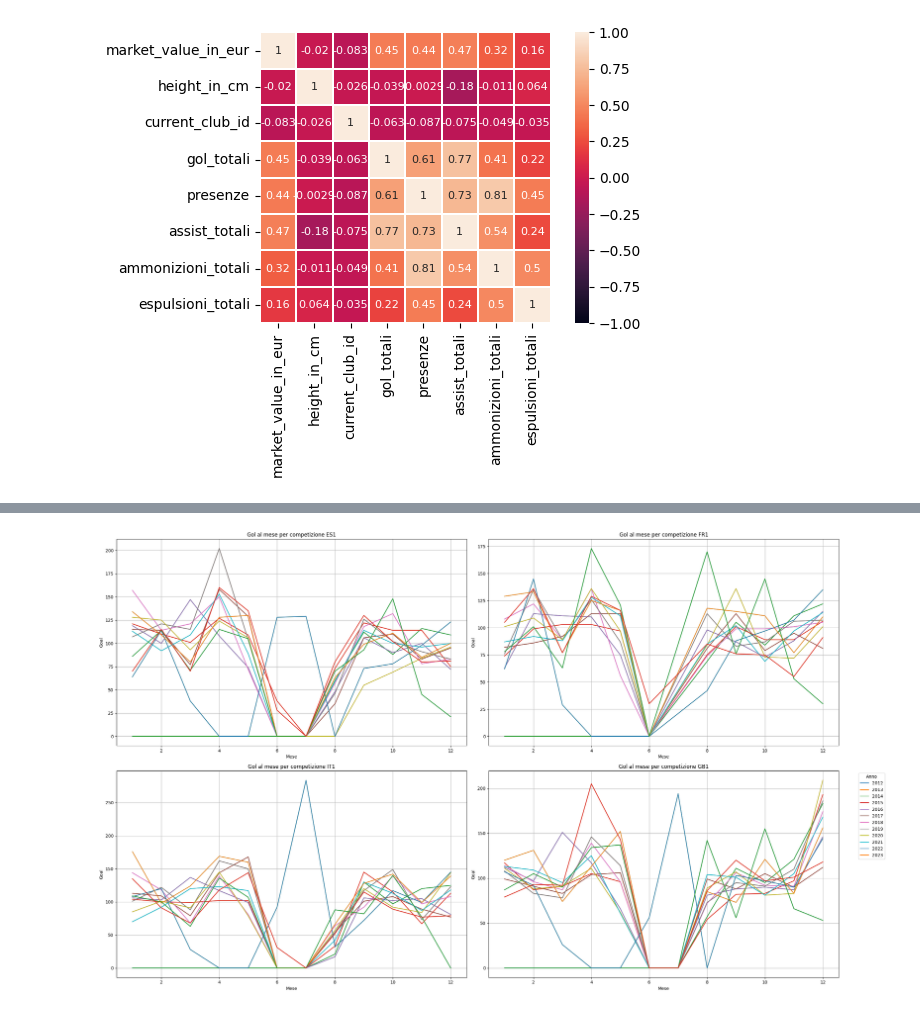
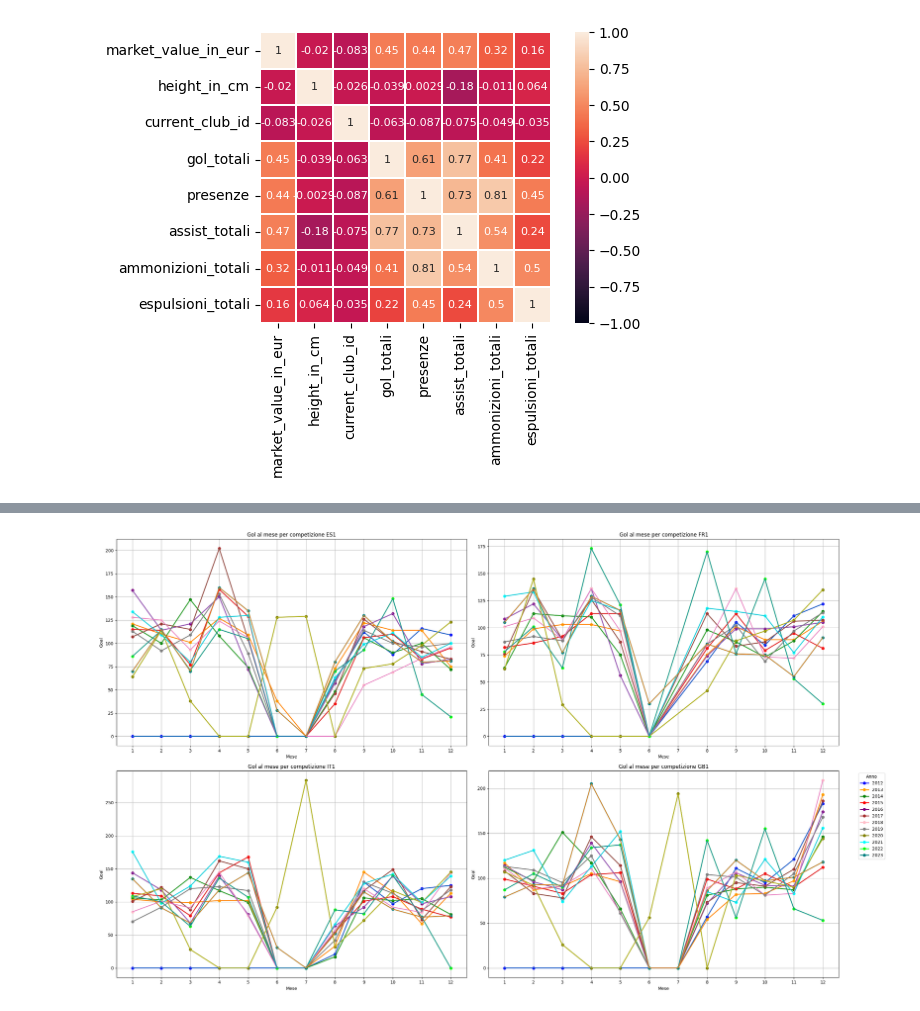
Before and after one commit to MikDR/DataScience-Python, a Jupyter notebook: codice/descrizione.ipynb, the cells around one changed output, grey strips where cells are left out. Drawn from its saved outputs; the diff is of its cells as text; code cells hidden in the pictures.

```diff
--- a/codice/descrizione.ipynb
+++ b/codice/descrizione.ipynb
@@ -236,17 +236,18 @@ monthly_goals = df_filtro.groupby(["month", "year"])["goals"].sum().reset_index(
 #creo tabella pivot con righe (index) colonne (columns) e valori (values), dove ho NaN metto 0
 pivot_table = monthly_goals.pivot(index='month', columns='year', values='goals').fillna(0)
 
-# Definisco una palette di colori personalizzata
-custom_palette = sns.color_palette("Set1", n_colors=len(pivot_table.columns))
-
-# Crea un grafico a linee con una linea per ogni anno utilizzando la palette personalizzata
+#Definisco una palette di colori personalizzata
+custom_palette = ['blue', 'orange', 'green', 'red', 'purple', 'brown', 'pink', 'gray', 'olive', 'cyan', 'lime', 'teal']
+#Creo un grafico a linee con una linea per ogni anno utilizzando la palette personalizzata
 plt.figure(figsize=(10, 6))
 pivot_table.plot(kind='line', marker='o', linestyle='-', linewidth=2, color=custom_palette)
 plt.title('Gol al mese per ogni anno')
 plt.xlabel('Mese')
 plt.ylabel('Goal')
+plt.xticks([1, 2, 3, 4, 5, 6, 7, 8, 9, 10, 11, 12])
 plt.legend(title='Anno', bbox_to_anchor=(1.05, 1), loc='upper left')
 plt.grid(True)
+plt.tight_layout()
 plt.savefig("../images/gol_mensili_per_anno.png")
 plt.show()
 # %% [output]
@@ -290,34 +291,34 @@ for index, row in df_competitions.iterrows():
         i = i + 1
         competition_id = row["competition_id"]
 
         # Filtra il DataFrame solo per la competizione corrente
         df_competition = df_ge_g[df_ge_g["competition_id"] == competition_id]
 
         # Calcola i gol mensili per ogni anno
         monthly_goals = df_competition.groupby(["month", "year"])["goals"].sum().reset_index()
 
         # Crea una pivot table per i gol mensili
         pivot_table = monthly_goals.pivot(index='month', columns='year', values='goals').fillna(0)
 
         plt.subplot(2, 2, i)
-        for column in pivot_table.columns:
-            plt.plot(pivot_table.index, pivot_table[column], label=column)
+        for j, column in enumerate(pivot_table.columns):
+            plt.plot(pivot_table.index, pivot_table[column], label=column, marker='o', linestyle='-', linewidth=2, color=custom_palette[j])
 
+        plt.xticks([1, 2, 3, 4, 5, 6, 7, 8, 9, 10, 11, 12])
         plt.plot(pivot_table)
 
         # Aggiungi etichette e titolo
         plt.title(f'Gol al mese per competizione {competition_id}')
         plt.xlabel('Mese')
         plt.ylabel('Goal')
-
         plt.grid(True)
 
 #Regolo layout per evitare sovrapposizioni
 plt.tight_layout()
 plt.legend(title='Anno', bbox_to_anchor=(1.05, 1), loc='upper left')
 
 #Salvo grafico come immagine e visualizzo
 plt.savefig("../images/gol_mensili_per_competizione.png")
 plt.show()
 # %% [output]
-[figure, old version]
+[figure, new version]
```
Also changed, not shown: parts of 1 cell of this notebook.
